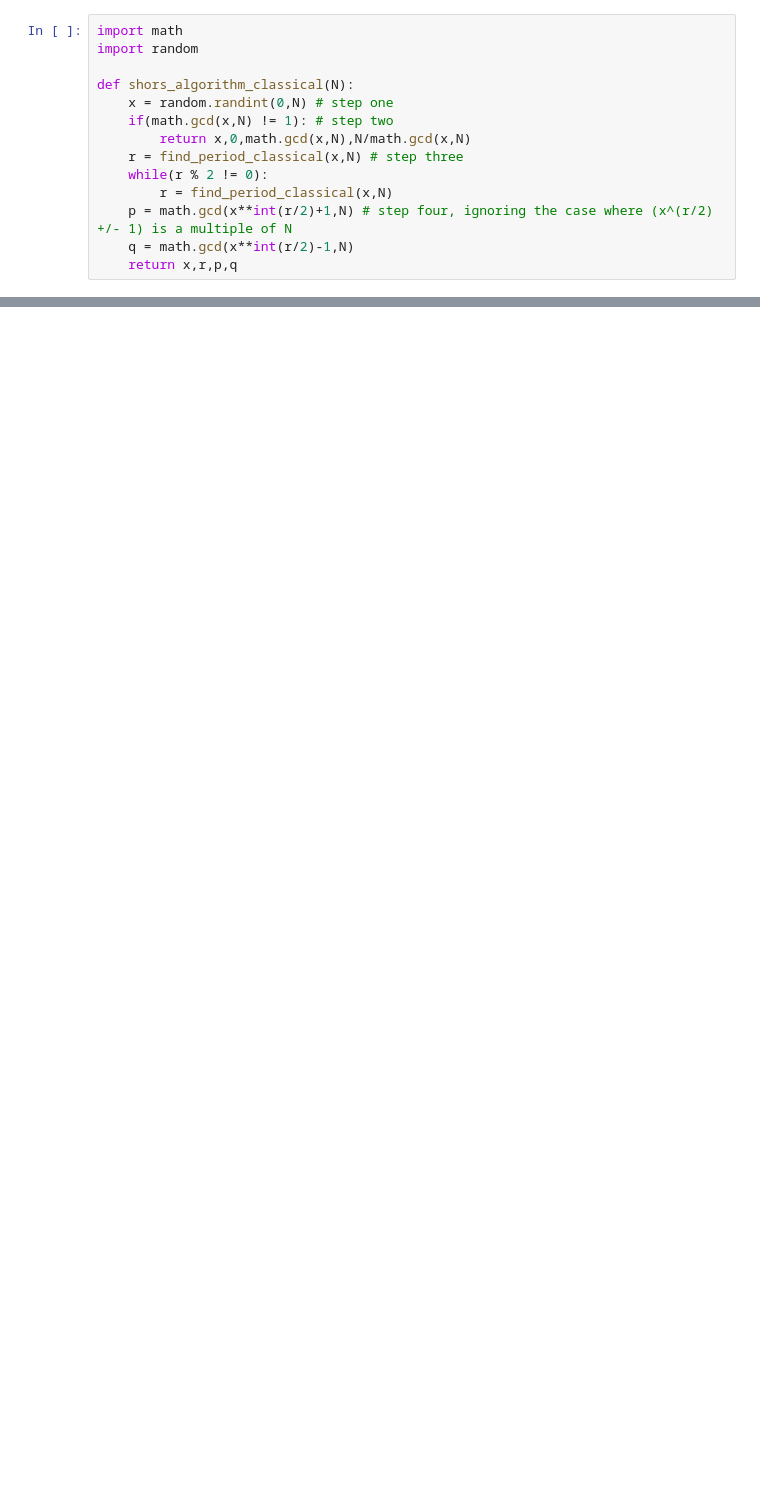
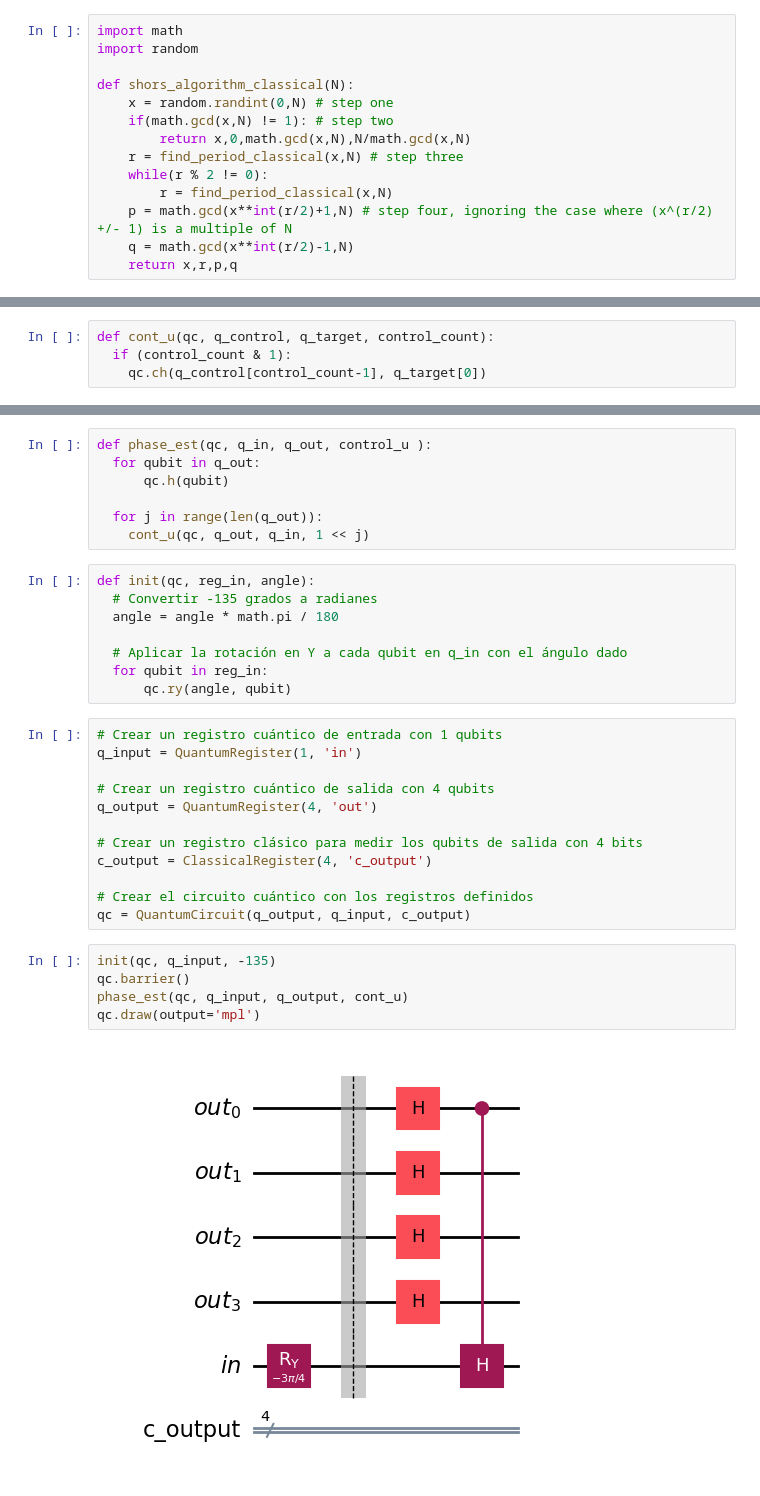
Before and after one commit to lmbibbo/quantum, a Jupyter notebook: shor.ipynb, the cells around one changed output, grey strips where cells are left out. Cells and saved outputs as stored; diff of their text form; blank space fills up the shorter version.

```diff
--- a/shor.ipynb
+++ b/shor.ipynb
@@ -66,0 +102,4 @@ semiprime N = 159 coprime x = 104 period r = 52 prime factors = 53 and 3
+# %%
+def cont_u(qc, q_control, q_target, control_count):
+  if (control_count & 1):
+    qc.ch(q_control[control_count-1], q_target[0])
@@ -66,0 +124,34 @@ semiprime N = 159 coprime x = 104 period r = 52 prime factors = 53 and 3
+# %%
+def phase_est(qc, q_in, q_out, control_u ):
+  for qubit in q_out:
+      qc.h(qubit)
+
+  for j in range(len(q_out)):
+    cont_u(qc, q_out, q_in, 1 << j)
+# %%
+def init(qc, reg_in, angle):
+  # Convertir -135 grados a radianes
+  angle = angle * math.pi / 180
+
+  # Aplicar la rotación en Y a cada qubit en q_in con el ángulo dado
+  for qubit in reg_in:
+      qc.ry(angle, qubit)
+# %%
+# Crear un registro cuántico de entrada con 1 qubits
+q_input = QuantumRegister(1, 'in')
+
+# Crear un registro cuántico de salida con 4 qubits
+q_output = QuantumRegister(4, 'out')
+
+# Crear un registro clásico para medir los qubits de salida con 4 bits
+c_output = ClassicalRegister(4, 'c_output')
+
+# Crear el circuito cuántico con los registros definidos
+qc = QuantumCircuit(q_output, q_input, c_output)
+# %%
+init(qc, q_input, -135)
+qc.barrier()
+phase_est(qc, q_input, q_output, cont_u)
+qc.draw(output='mpl')
+# %% [output]
+[figure, added]
```
Also changed, not shown: parts of 16 cells of this notebook.
